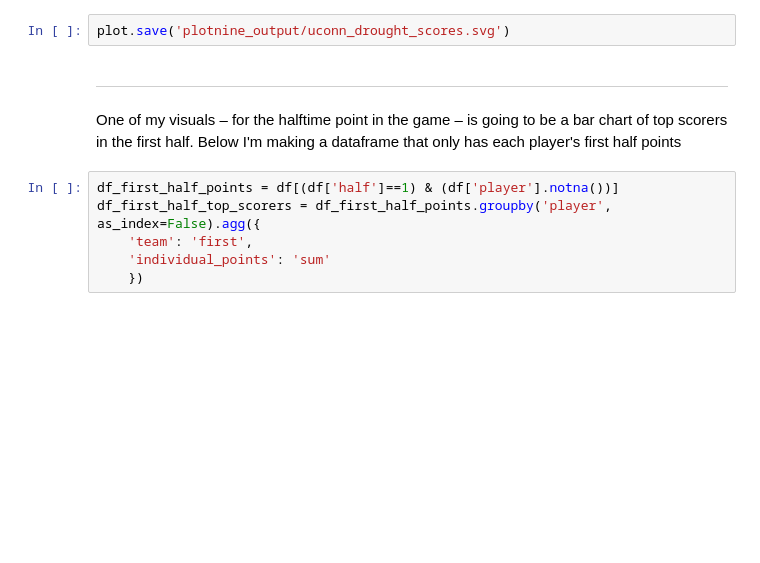
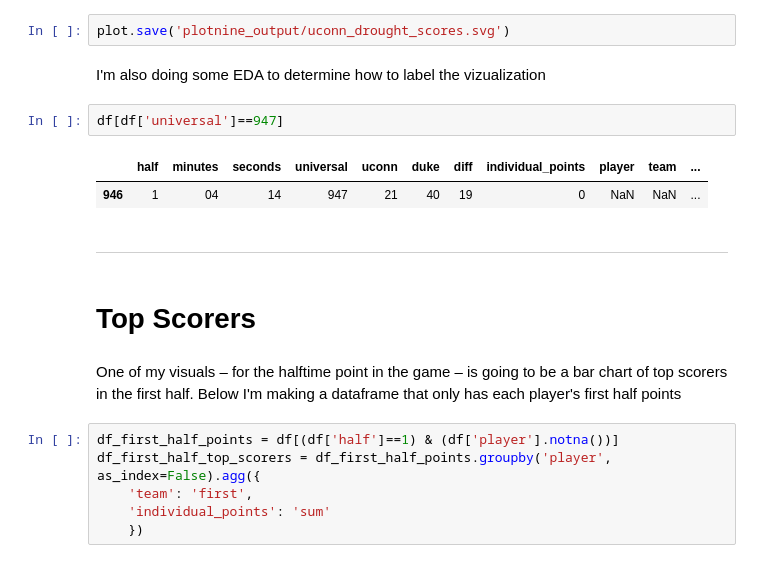
Before and after one commit to hgorledeenn/duke-uconn-game, a Jupyter notebook: data_wrangling.ipynb, the cells around one changed output. Cells and saved outputs as stored; diff of their text form; blank space fills up the shorter version.

```diff
--- a/data_wrangling.ipynb
+++ b/data_wrangling.ipynb
@@ -155,7 +157,16 @@ plot
 # %%
 plot.save('plotnine_output/uconn_drought_scores.svg')
+# %% [markdown]
+I'm also doing some EDA to determine how to label the vizualization
+# %%
+df[df['universal']==947]
+# %% [output]
+|  | half | minutes | seconds | universal | uconn | duke | diff | individual_points | player | team | ... |
+| 946 | 1 | 04 | 14 | 947 | 21 | 40 | 19 | 0 | NaN | NaN | ... |
 # %% [markdown]
 <hr>
+# %% [markdown]
+# Top Scorers
 # %% [markdown]
 One of my visuals – for the halftime point in the game – is going to be a bar chart of top scorers in the first half. Below I'm making a dataframe that only has each player's first half points
 # %%
```
Also changed, not shown: parts of 3 cells of this notebook, 13 other files.
